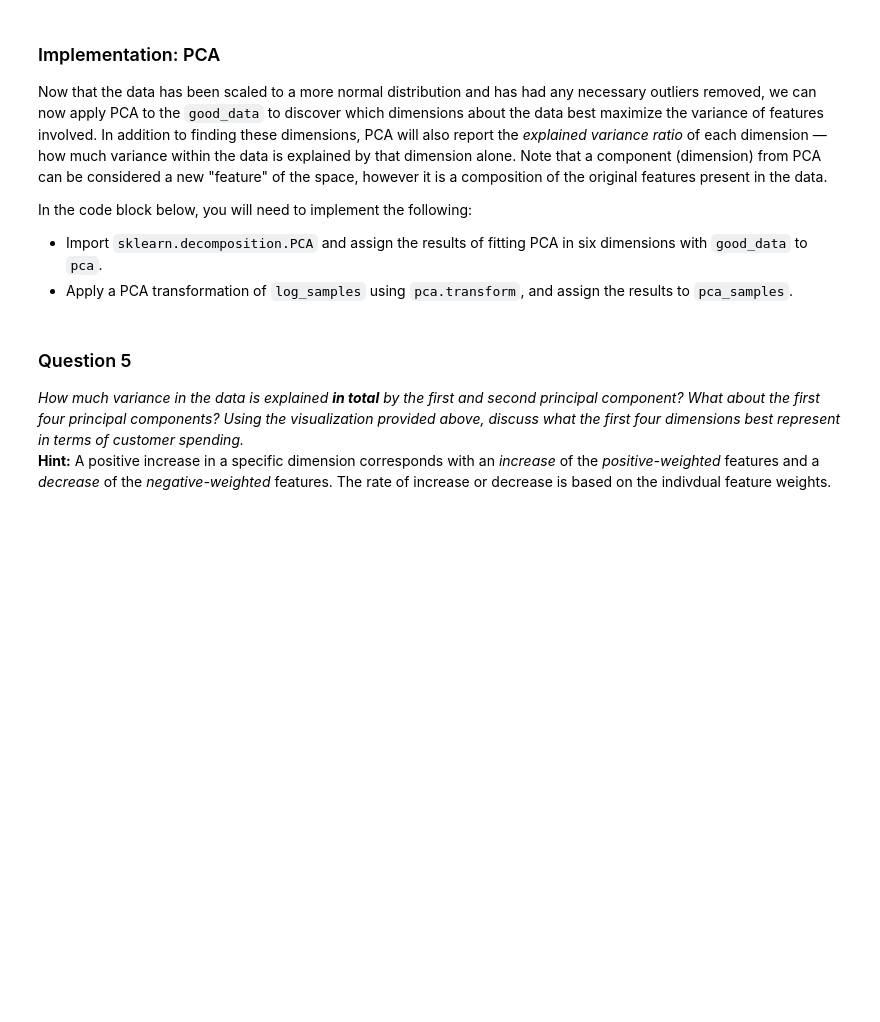
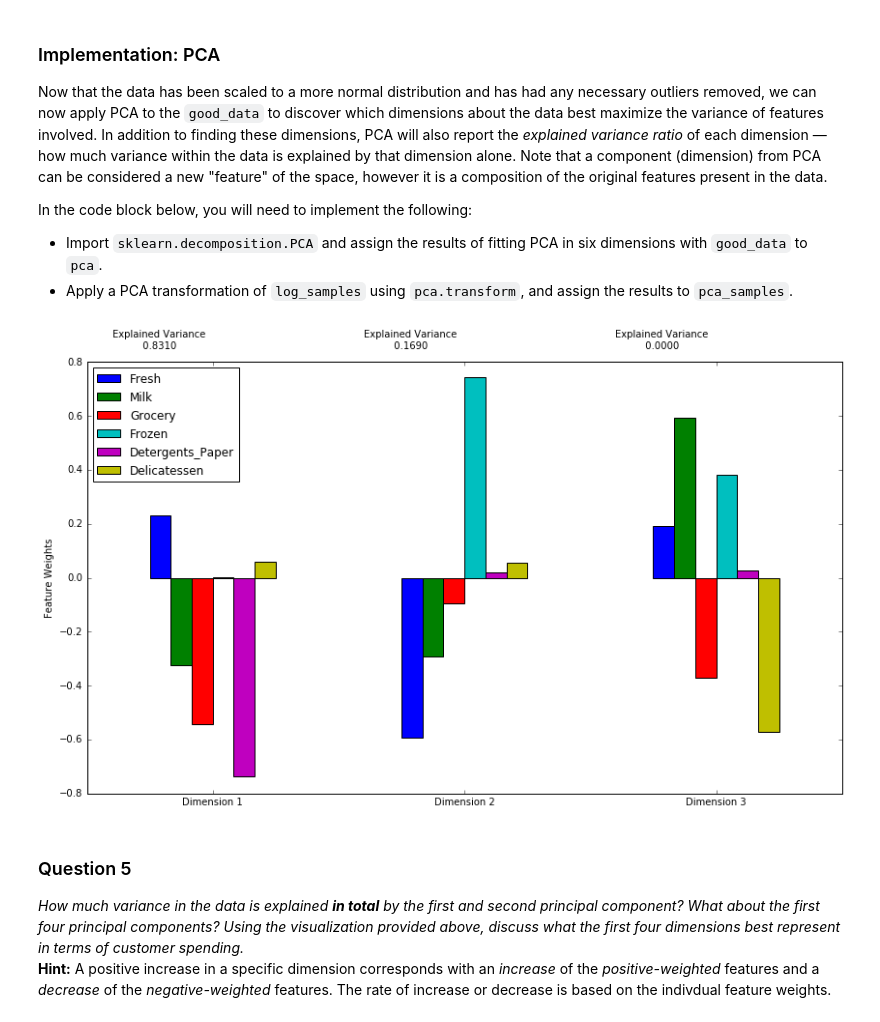
Before and after one commit to gabriel301/MLNanodregree, a Jupyter notebook: projects/customer_segments/customer_segments.ipynb, the cells around one changed output. Saved outputs shown, nothing was run; the diff lists cells and outputs as text; code cells hidden in the pictures; blank space fills up the shorter version.

```diff
--- a/projects/customer_segments/customer_segments.ipynb
+++ b/projects/customer_segments/customer_segments.ipynb
@@ -275,14 +275,17 @@ In the code block below, you will need to implement the following:
  - Import `sklearn.decomposition.PCA` and assign the results of fitting PCA in six dimensions with `good_data` to `pca`.
  - Apply a PCA transformation of `log_samples` using `pca.transform`, and assign the results to `pca_samples`.
 # %%
+from sklearn.decomposition import PCA
 # TODO: Apply PCA by fitting the good data with the same number of dimensions as features
-pca = None
-
+pca = PCA()
+pca.fit(log_samples)
 # TODO: Transform log_samples using the PCA fit above
-pca_samples = None
+pca_samples = pca.transform(log_samples)
 
 # Generate PCA results plot
 pca_results = vs.pca_results(good_data, pca)
+# %% [output]
+[figure, added]
 # %% [markdown]
 ### Question 5
 *How much variance in the data is explained* ***in total*** *by the first and second principal component? What about the first four principal components? Using the visualization provided above, discuss what the first four dimensions best represent in terms of customer spending.*
```
Also changed, not shown: parts of 9 cells of this notebook.
